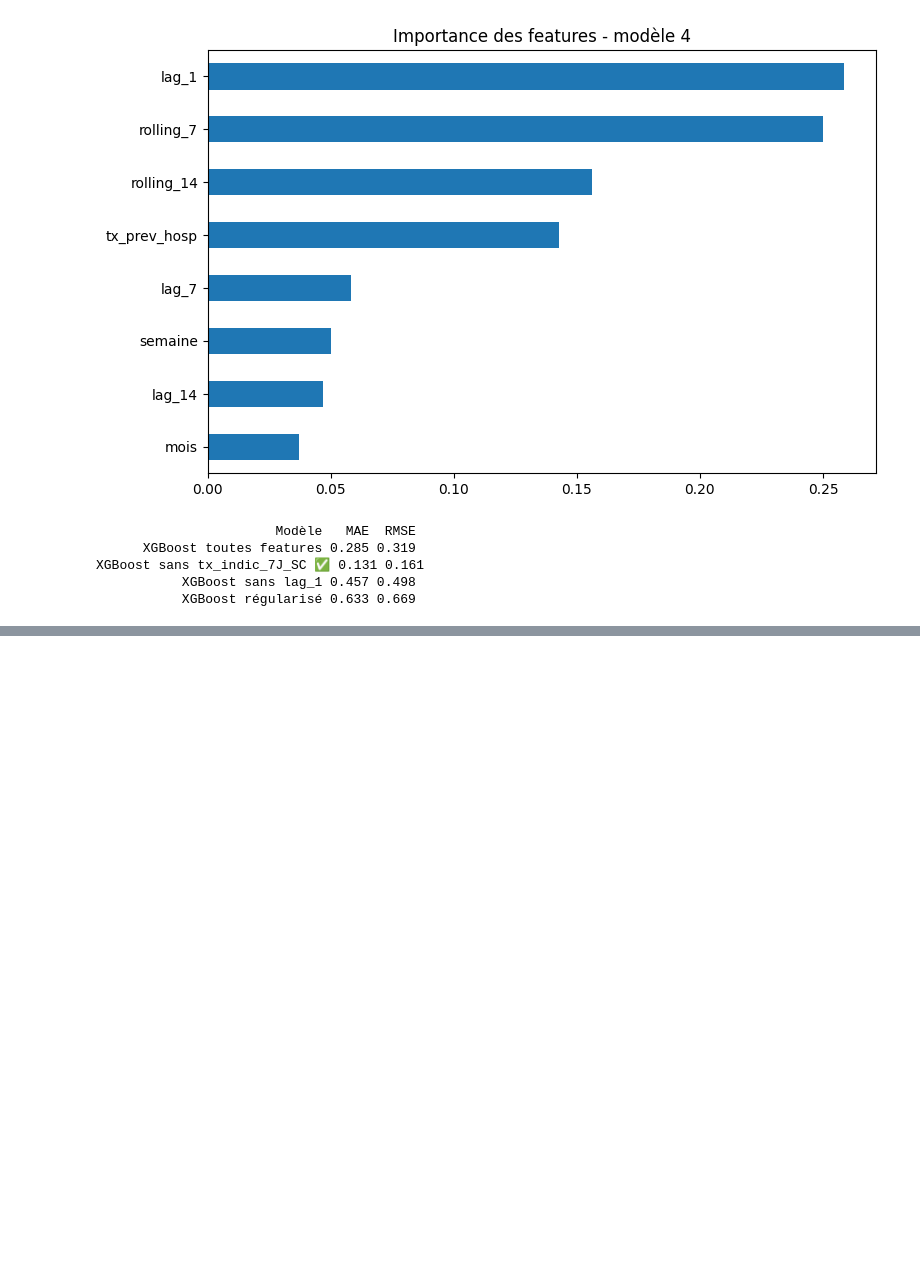
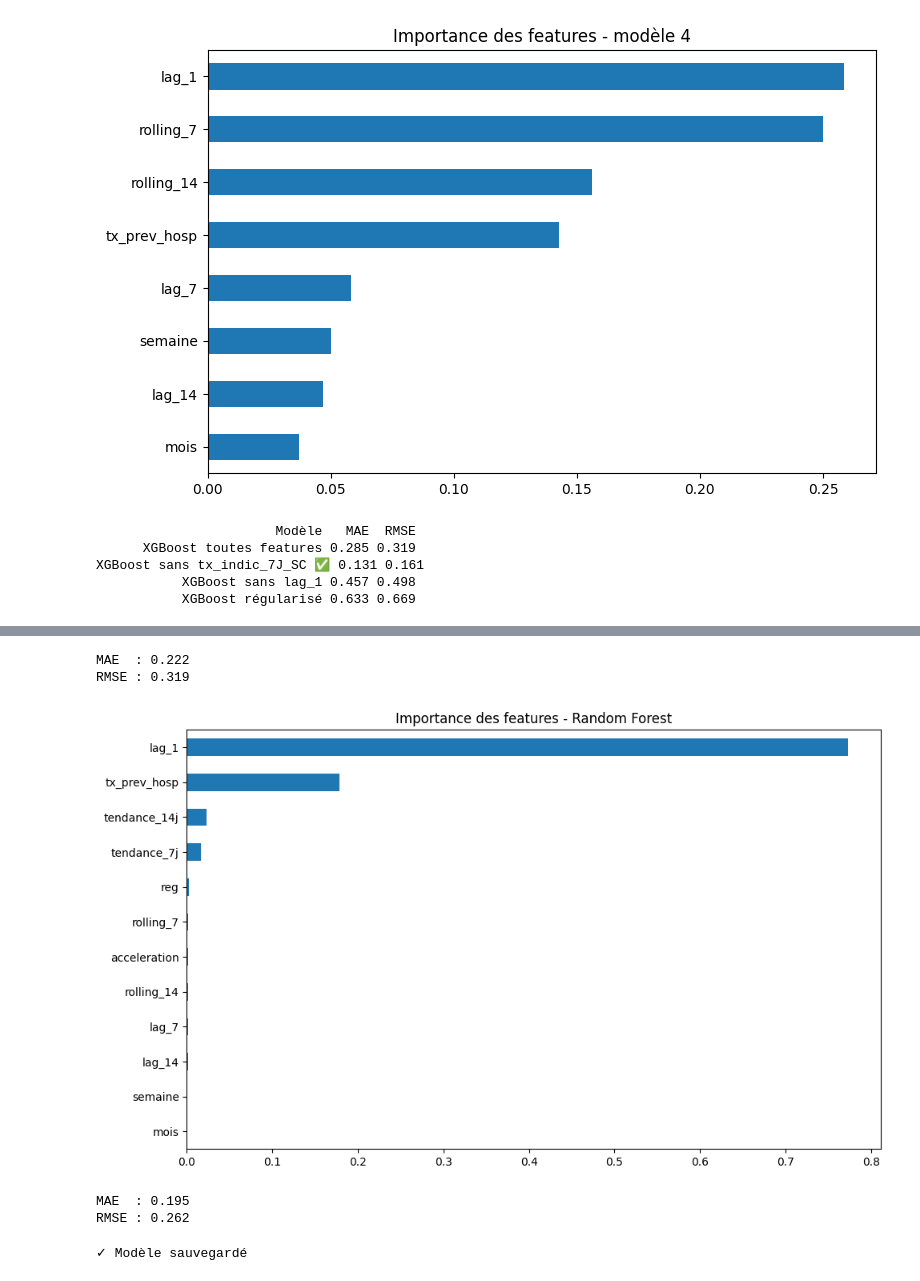
Before and after one commit to brunelleopaul0327-maker/hospital-tension-france, a Jupyter notebook: notebooks/04_modélisation.ipynb, the cells around one changed output, grey strips where cells are left out. Cells and saved outputs as stored; diff of their text form; code cells hidden in the pictures; blank space fills up the shorter version.

```diff
--- a/notebooks/04_modélisation.ipynb
+++ b/notebooks/04_modélisation.ipynb
@@ -257,3 +257,21 @@ print(resultats.to_string(index=False))
 XGBoost sans tx_indic_7J_SC ✅ 0.131 0.161
            XGBoost sans lag_1 0.457 0.498
            XGBoost régularisé 0.633 0.669
+# %%
+# Modèle global - toutes les régions
+df_all = df.copy()
+df_all = df_all.sort_values(["reg", "jour"]).reset_index(drop=True)
+
+# Créer les lags et rolling features par région
+df_all["lag_1"] = df_all.groupby("reg")["tx_prev_SC"].shift(1)
+df_all["lag_7"] = df_all.groupby("reg")["tx_prev_SC"].shift(7)
+df_all["lag_14"] = df_all.groupby("reg")["tx_prev_SC"].shift(14)
+df_all["rolling_7"] = df_all.groupby("reg")["tx_prev_SC"].transform(lambda x: x.rolling(7).mean())
+df_all["rolling_14"] = df_all.groupby("reg")["tx_prev_SC"].transform(lambda x: x.rolling(14).mean())
+
+# La cible
+df_all["cible"] = df_all.groupby("reg")["tx_prev_SC"].shift(-7)
+
+# Supprimer les NaN
+df_all = df_all.dropna()
+print(f"Taille : {len(df_all)}")
@@ -259,0 +415,56 @@ XGBoost sans tx_indic_7J_SC ✅ 0.131 0.161
+# %%
+from sklearn.ensemble import RandomForestRegressor
+
+model_rf = RandomForestRegressor(
+    n_estimators=300,
+    max_depth=6,
+    random_state=42,
+    n_jobs=-1  # utilise tous les coeurs de ton CPU
+)
+
+model_rf.fit(X_train, y_train)
+y_pred_rf = model_rf.predict(X_test)
+
+print(f"MAE  : {mean_absolute_error(y_test, y_pred_rf):.3f}")
+print(f"RMSE : {root_mean_squared_error(y_test, y_pred_rf):.3f}")
+# %% [output]
+MAE  : 0.222
+RMSE : 0.319
+# %%
+importances_rf = pd.Series(model_rf.feature_importances_, index=features_v4)
+importances_rf.sort_values().plot(kind="barh", figsize=(10, 6), title="Importance des features - Random Forest")
+plt.tight_layout()
+plt.show()
+# %% [output]
+[figure, added]
+# %%
+features_final = ["lag_1", "tx_prev_hosp", "tendance_7j", "tendance_14j", "reg"]
+
+X_train = train_all[features_final]
+y_train = train_all["cible"]
+X_test = test_all[features_final]
+y_test = test_all["cible"]
+
+model_rf_final = RandomForestRegressor(
+    n_estimators=300,
+    max_depth=6,
+    random_state=42,
+    n_jobs=-1
+)
+
+model_rf_final.fit(X_train, y_train)
+y_pred_rf_final = model_rf_final.predict(X_test)
+
+print(f"MAE  : {mean_absolute_error(y_test, y_pred_rf_final):.3f}")
+print(f"RMSE : {root_mean_squared_error(y_test, y_pred_rf_final):.3f}")
+# %% [output]
+MAE  : 0.195
+RMSE : 0.262
+# %%
+import joblib
+
+joblib.dump(model_rf_final, "../data/processed/model_final.joblib")
+joblib.dump(features_final, "../data/processed/features_final.joblib")
+print("✓ Modèle sauvegardé")
+# %% [output]
+✓ Modèle sauvegardé
```
Also changed, not shown: parts of 7 cells of this notebook.
